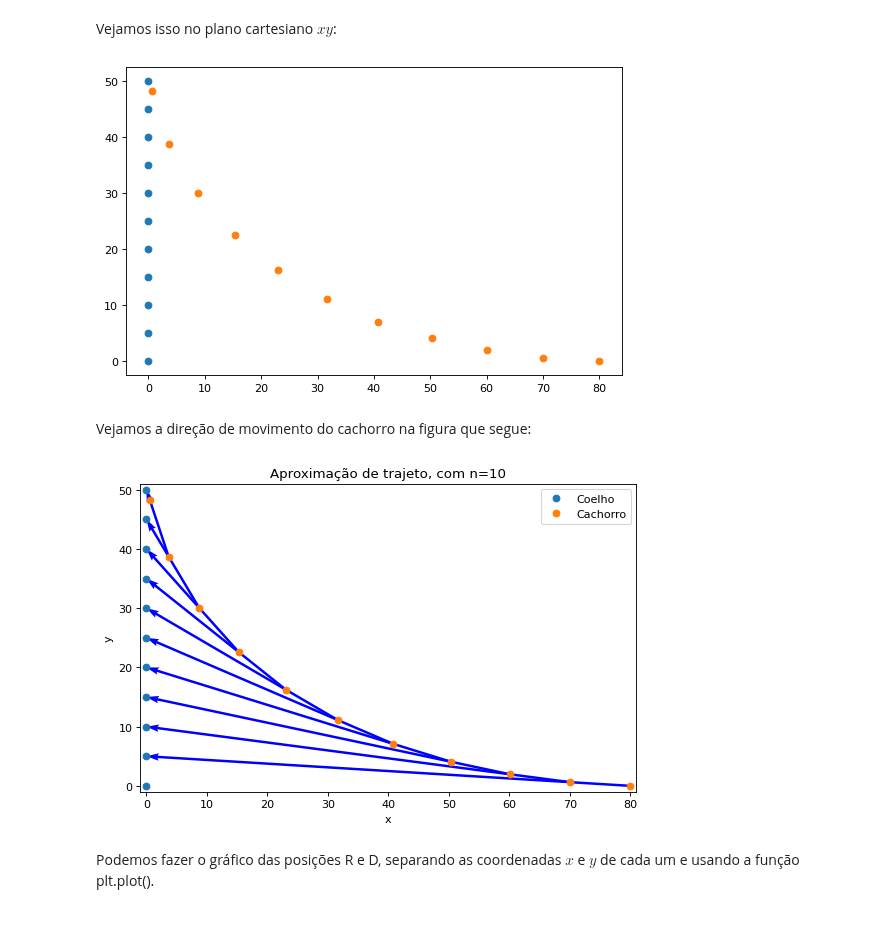
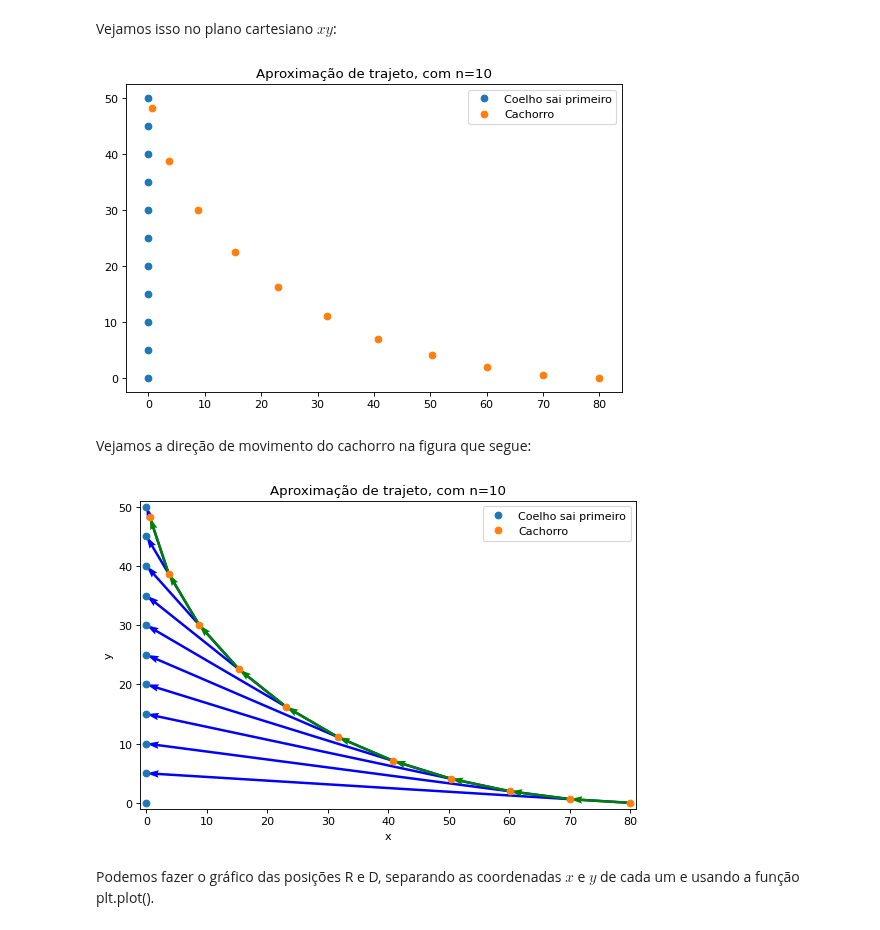
Before and after one commit to j-claudinei-f/j-claudinei-f, a Jupyter notebook: Cachorro_coelho_introducao_EDO.ipynb, the cells around one changed output. Drawn from its saved outputs; the diff is of its cells as text; code cells hidden in the pictures.

```diff
--- a/Cachorro_coelho_introducao_EDO.ipynb
+++ b/Cachorro_coelho_introducao_EDO.ipynb
@@ -113,14 +113,16 @@ Vejamos isso no plano cartesiano $xy$:
 # %%
 dadosd=np.transpose(Dog(n=10))   # np.transpose(A) transpõe a matriz A.
 xd=dadosd[0]
 yd=dadosd[1]
 
 fig = plt.subplots(figsize=(8, 5), dpi=80)   # Tamanho e resolução da imagem, do gráfico.
-plt.plot(x,y,'o')
-plt.plot(xd,yd,'o')
+plt.plot(x,y,'o',label='Coelho sai primeiro')    # label='Coleho' dá nome ao gráfico.
+plt.plot(xd,yd,'o',label='Cachorro')
+plt.title('Aproximação de trajeto, com n=10')
+plt.legend()
 plt.show()
 # %% [output]
-[figure, old version]
+[figure, new version]
 # %% [markdown]
 Vejamos a direção de movimento do cachorro na figura que segue:
 # %%
@@ -129,7 +131,7 @@ xd=dadosd[0]
 yd=dadosd[1]
 
 fig = plt.subplots(figsize=(8, 5), dpi=80)  # Tamanho e resolução da imagem, do gráfico.
-plt.plot(x,y,'o',label='Coelho')            # label='Coleho' dá nome ao gráfico.
+plt.plot(x,y,'o',label='Coelho sai primeiro')            # label='Coleho' dá nome ao gráfico.
 plt.plot(xd,yd,'o',label='Cachorro')
 plt.xlim(-1,80+1)
 plt.ylim(-1,50+1)
@@ -140,10 +142,11 @@ plt.legend()                                 # Escreve os nome na imagem.
 
 for i in range(0,len(xd)-1):
  plt.quiver(xd[i], yd[i], x[i+1]-xd[i],y[i+1]-yd[i], scale_units='xy', angles='xy', scale=1, color='blue',width=0.005)
+ plt.quiver(xd[i], yd[i], xd[i+1]-xd[i],yd[i+1]-yd[i], scale_units='xy', angles='xy', scale=1, color='green',width=0.005)
 
 plt.show()
 # %% [output]
-[figure, old version]
+[figure, new version]
 # %% [markdown]
 Podemos fazer o gráfico das posições R e D, separando as coordenadas $x$ e $y$ de cada um e usando a função plt.plot().
 # %%
```
Also changed, not shown: parts of 10 cells of this notebook.
